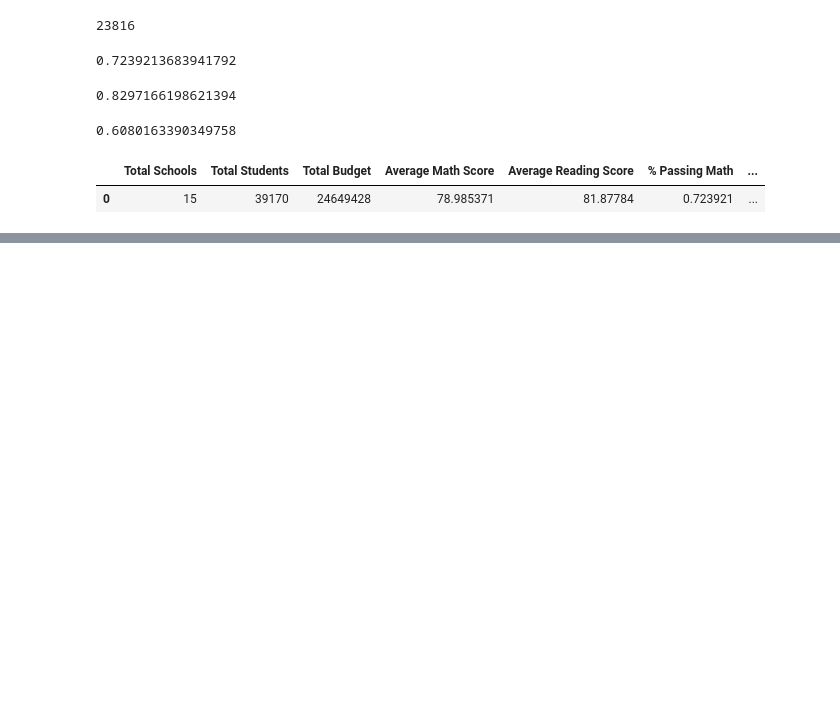
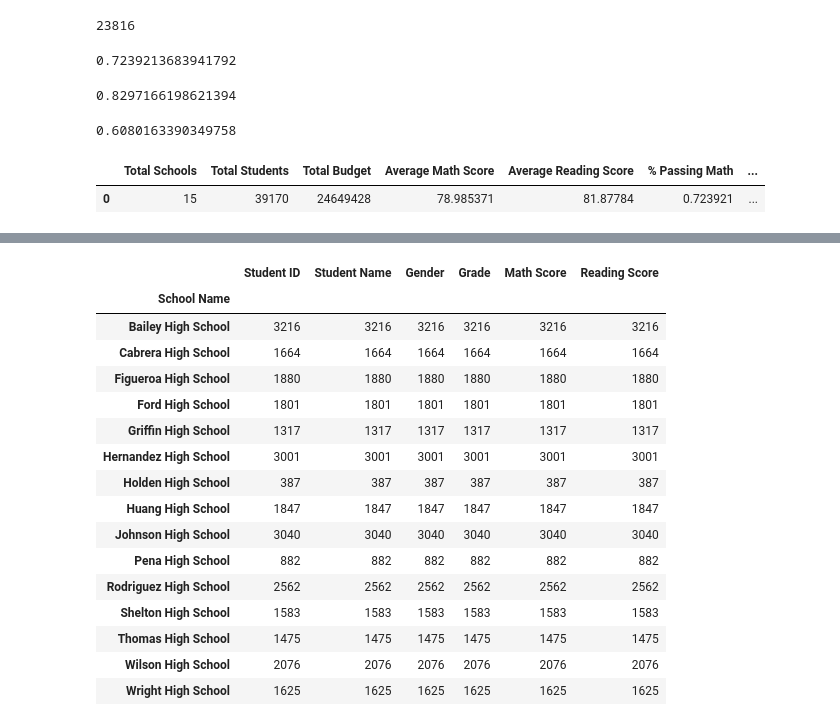
Before and after one commit to juliabrunett/pandas-challenge, a Jupyter notebook: PyCitySchools/PyCitySchools.ipynb, the cells around one changed output, grey strips where cells are left out. Saved outputs shown, nothing was run; the diff lists cells and outputs as text; code cells hidden in the pictures; blank space fills up the shorter version.

```diff
--- a/PyCitySchools/PyCitySchools.ipynb
+++ b/PyCitySchools/PyCitySchools.ipynb
@@ -220,0 +251,23 @@ district_metrics_df.head()
+# %%
+# Students who passed Math
+grouped_math_metrics_df = passed_math_df.groupby(["School Name"])
+
+grouped_math_metrics_df.count().head(15)
+# %% [output]
+|  | Student ID | Student Name | Gender | Grade | Math Score | Reading Score |
+| School Name |  |  |  |  |  |  |
+| Bailey High School | 3216 | 3216 | 3216 | 3216 | 3216 | 3216 |
+| Cabrera High School | 1664 | 1664 | 1664 | 1664 | 1664 | 1664 |
+| Figueroa High School | 1880 | 1880 | 1880 | 1880 | 1880 | 1880 |
+| Ford High School | 1801 | 1801 | 1801 | 1801 | 1801 | 1801 |
+| Griffin High School | 1317 | 1317 | 1317 | 1317 | 1317 | 1317 |
+| Hernandez High School | 3001 | 3001 | 3001 | 3001 | 3001 | 3001 |
+| Holden High School | 387 | 387 | 387 | 387 | 387 | 387 |
+| Huang High School | 1847 | 1847 | 1847 | 1847 | 1847 | 1847 |
+| Johnson High School | 3040 | 3040 | 3040 | 3040 | 3040 | 3040 |
+| Pena High School | 882 | 882 | 882 | 882 | 882 | 882 |
+| Rodriguez High School | 2562 | 2562 | 2562 | 2562 | 2562 | 2562 |
+| Shelton High School | 1583 | 1583 | 1583 | 1583 | 1583 | 1583 |
+| Thomas High School | 1475 | 1475 | 1475 | 1475 | 1475 | 1475 |
+| Wilson High School | 2076 | 2076 | 2076 | 2076 | 2076 | 2076 |
+| Wright High School | 1625 | 1625 | 1625 | 1625 | 1625 | 1625 |
```
Also changed, not shown: parts of 19 cells of this notebook.
